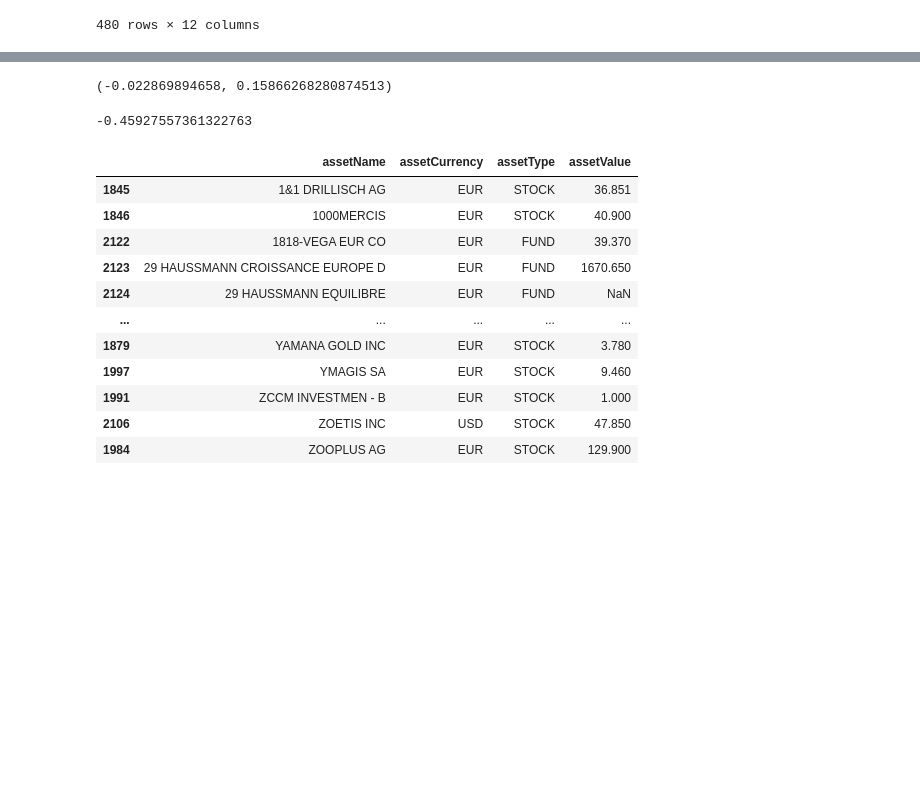
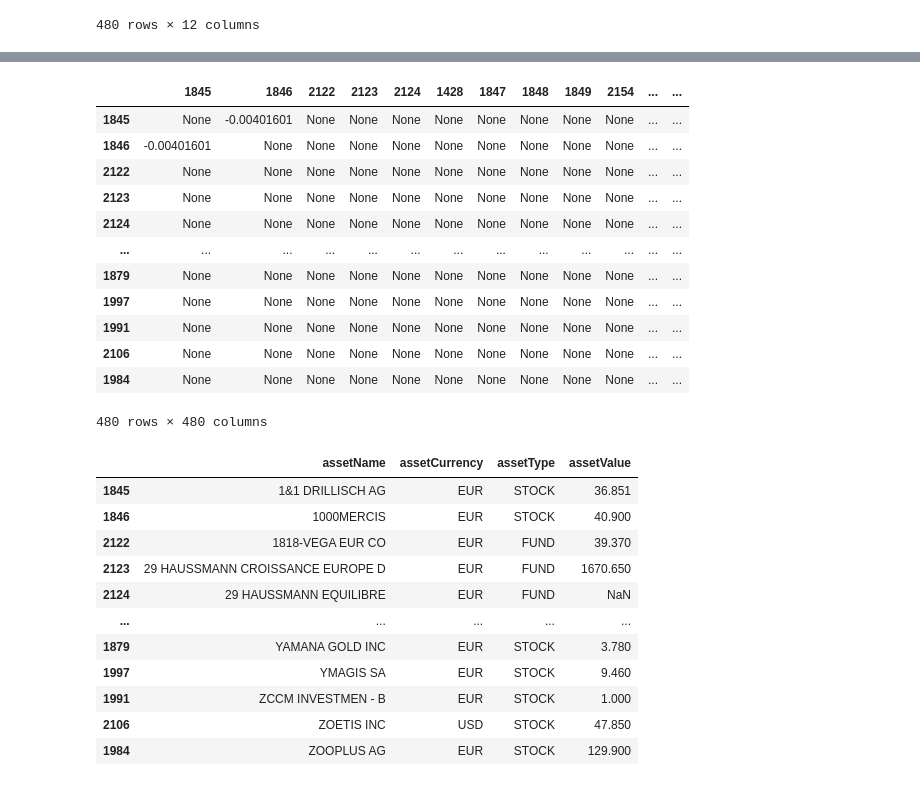
Before and after one commit to Negimaster/epifin-dolphin, a Jupyter notebook: Dolphin.ipynb, the cells around one changed output, grey strips where cells are left out. Cells and saved outputs as stored; diff of their text form; code cells hidden in the pictures; blank space fills up the shorter version.

```diff
--- a/Dolphin.ipynb
+++ b/Dolphin.ipynb
@@ -430,8 +467,19 @@ b.get_asset(1846, 3).sort_values(by=['NAVPercentage'], ascending=False)
 # %%
-b.get_sharpe()
+b.print_cov()
 # %% [output]
+|  | 1845 | 1846 | 2122 | 2123 | 2124 | 1428 | 1847 | 1848 | 1849 | 2154 | ... | ... |
+| 1845 | None | -0.00401601 | None | None | None | None | None | None | None | None | ... | ... |
+| 1846 | -0.00401601 | None | None | None | None | None | None | None | None | None | ... | ... |
+| 2122 | None | None | None | None | None | None | None | None | None | None | ... | ... |
+| 2123 | None | None | None | None | None | None | None | None | None | None | ... | ... |
+| 2124 | None | None | None | None | None | None | None | None | None | None | ... | ... |
+| ... | ... | ... | ... | ... | ... | ... | ... | ... | ... | ... | ... | ... |
+| 1879 | None | None | None | None | None | None | None | None | None | None | ... | ... |
+| 1997 | None | None | None | None | None | None | None | None | None | None | ... | ... |
+| 1991 | None | None | None | None | None | None | None | None | None | None | ... | ... |
+| 2106 | None | None | None | None | None | None | None | None | None | None | ... | ... |
+| 1984 | None | None | None | None | None | None | None | None | None | None | ... | ... |
-(-0.022869894658, 0.15866268280874513)
+480 rows × 480 columns
--0.45927557361322763
 # %%
 def init_asset_dataframe(pars):
   company_id_array = []
```
Also changed, not shown: parts of 5 cells of this notebook.
